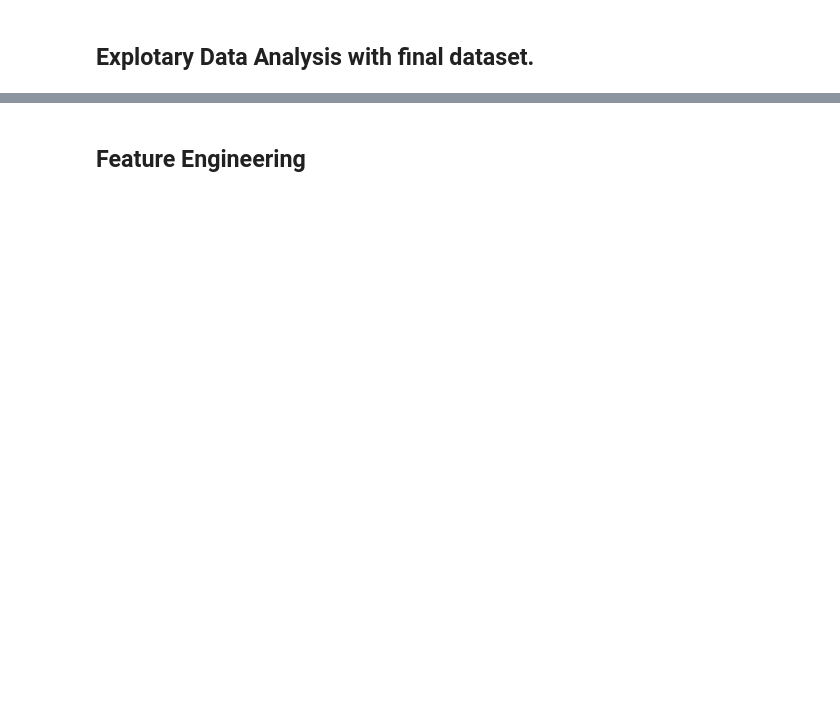
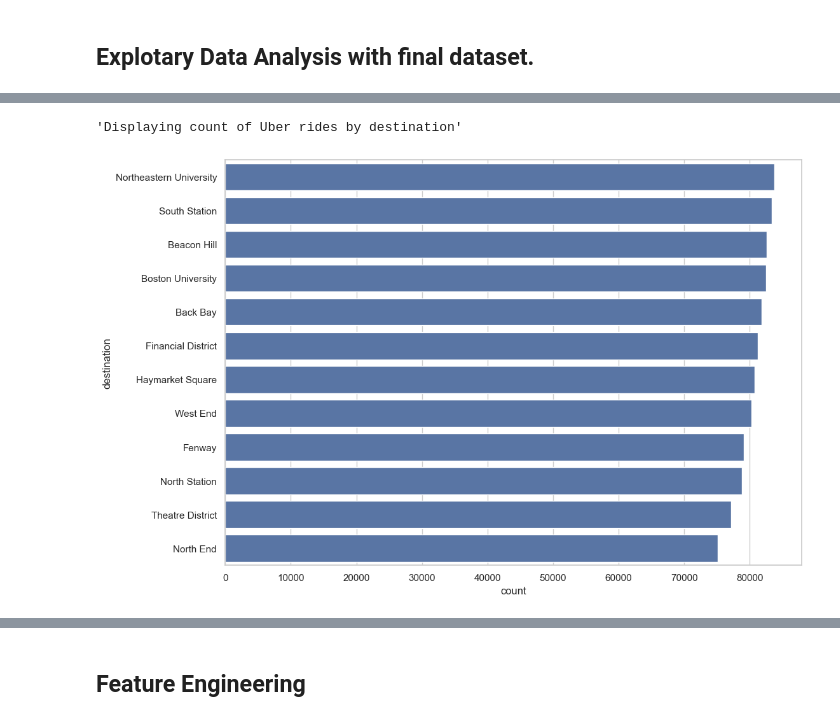
Before and after one commit to mascarenhasneil/UberPricePrediction, a Jupyter notebook: UberPricePrediction-Notebook.ipynb, the cells around one changed output, grey strips where cells are left out. Saved outputs shown, nothing was run; the diff lists cells and outputs as text; code cells hidden in the pictures; blank space fills up the shorter version.

```diff
--- a/UberPricePrediction-Notebook.ipynb
+++ b/UberPricePrediction-Notebook.ipynb
@@ -502,0 +409,7 @@ plt.show()
+# %%
+# This plot shows the number of rides for each destination in the dataset.
+display("Displaying count of Uber rides by destination")
+ax = sns.countplot(data=UberWeather, y='destination', order=UberWeather.destination.value_counts().index)
+# %% [output]
+'Displaying count of Uber rides by destination'
+[figure, added]
```
Also changed, not shown: parts of 125 cells of this notebook.
